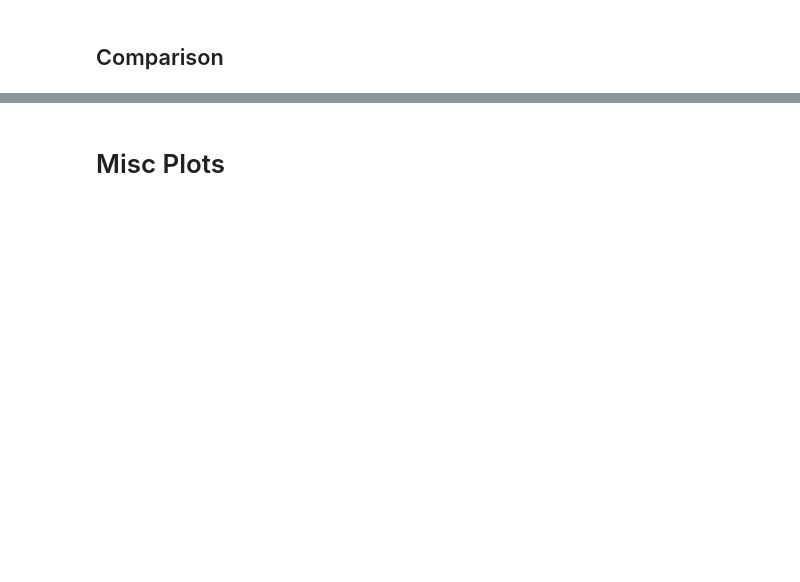
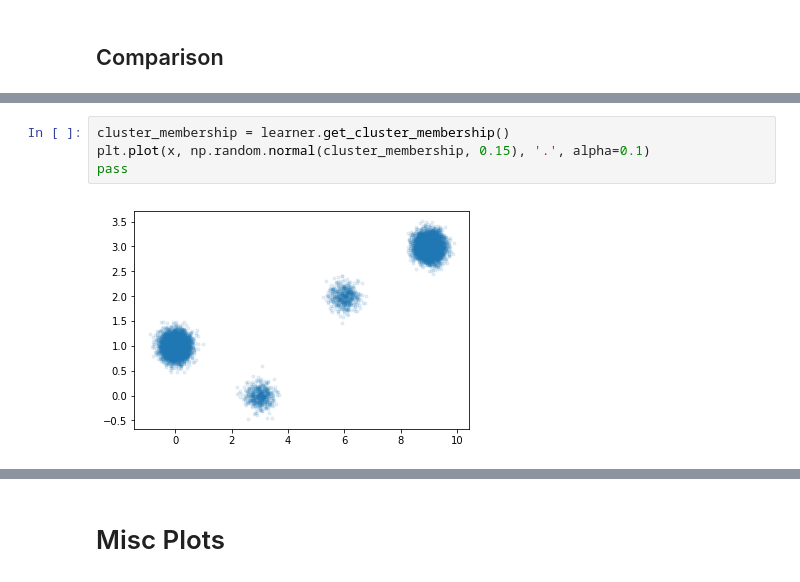
Before and after one commit to chmp/misc-exp, a Jupyter notebook: SemiSupervisedImages/HierarchicalSampling.ipynb, the cells around one changed output, grey strips where cells are left out. Saved outputs shown, nothing was run; the diff lists cells and outputs as text; blank space fills up the shorter version.

```diff
--- a/SemiSupervisedImages/HierarchicalSampling.ipynb
+++ b/SemiSupervisedImages/HierarchicalSampling.ipynb
@@ -208,3 +224,9 @@ plot_exploration(active_results, active_observed)
+# %%
+cluster_membership = learner.get_cluster_membership()
+plt.plot(x, np.random.normal(cluster_membership, 0.15), '.', alpha=0.1)
+pass
+# %% [output]
+[figure, added]
 # %%
 plt.plot(active_results[:, 0], active_results[:, -1], marker='.')
 mpl_set(
```
Also changed, not shown: parts of 14 cells of this notebook, 3 other files.
